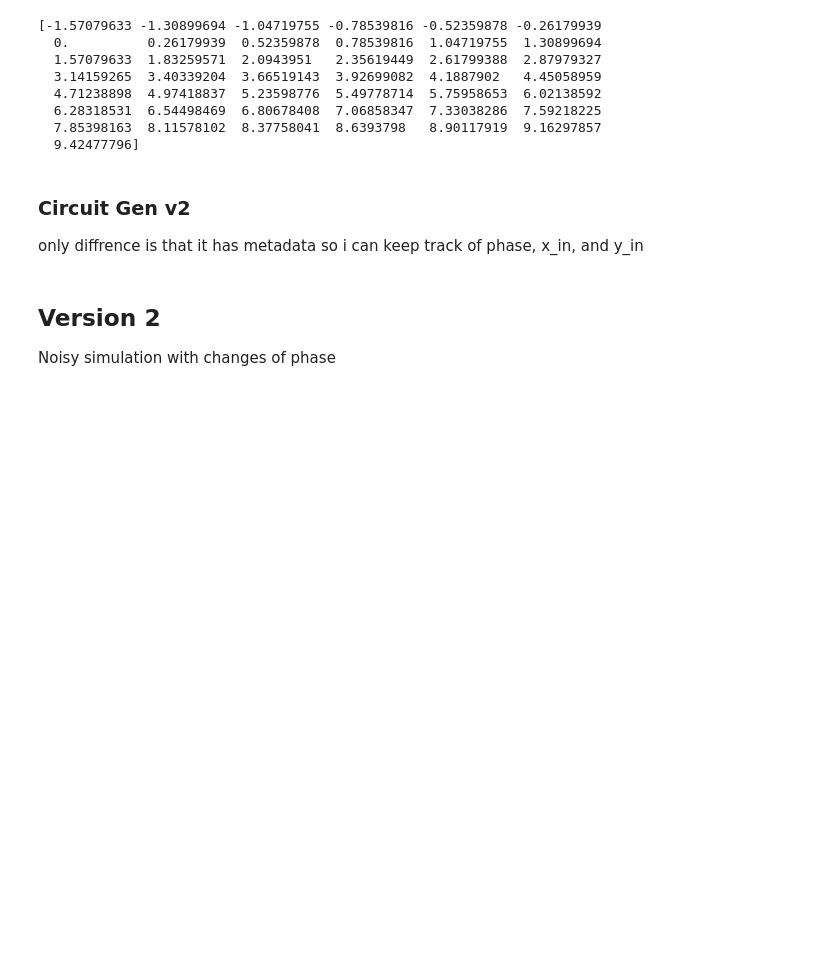
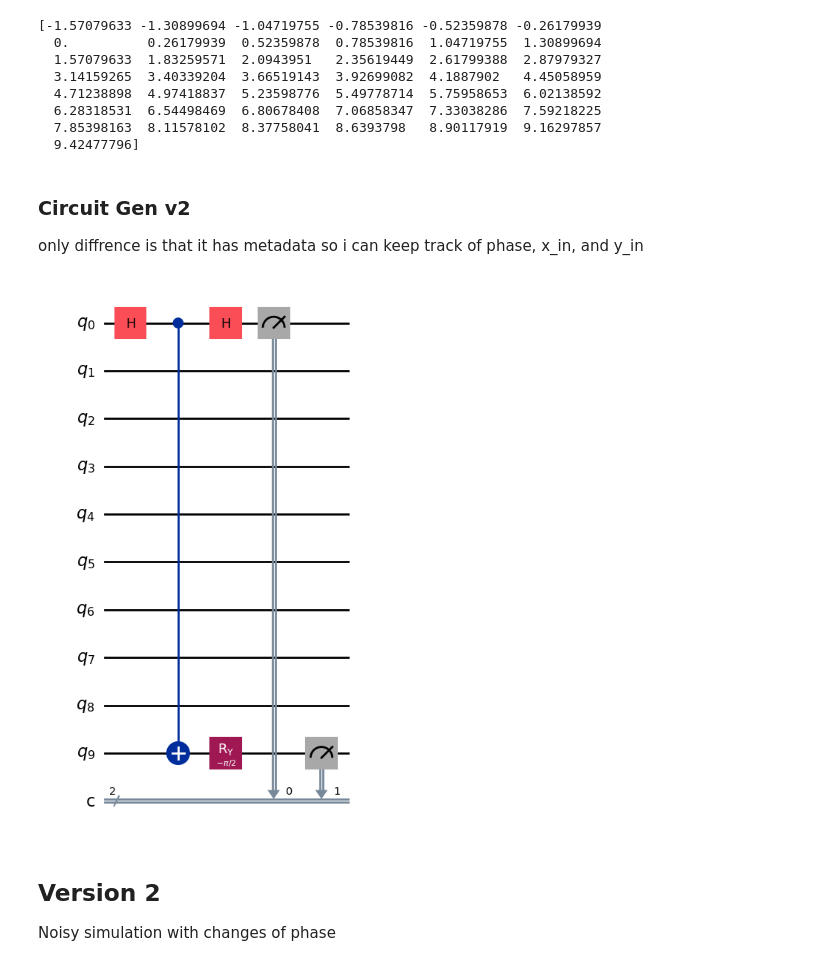
Before and after one commit to MarkAppprogrammer/CHSH-Ineq, a Jupyter notebook: code/nisq-entaglment/code.ipynb, the cells around one changed output. Drawn from its saved outputs; the diff is of its cells as text; code cells hidden in the pictures; blank space fills up the shorter version.

```diff
--- a/code/nisq-entaglment/code.ipynb
+++ b/code/nisq-entaglment/code.ipynb
@@ -100,6 +100,10 @@ for phase in phases:
                 'x_in': x_in,
                 'y_in': y_in
             })
+# %%
+circuits[3].draw("mpl")
+# %% [output]
+[figure, added]
 # %% [markdown]
 ## Version 2
 Noisy simulation with changes of phase
```
Also changed, not shown: parts of 7 cells of this notebook, 4 other files.
